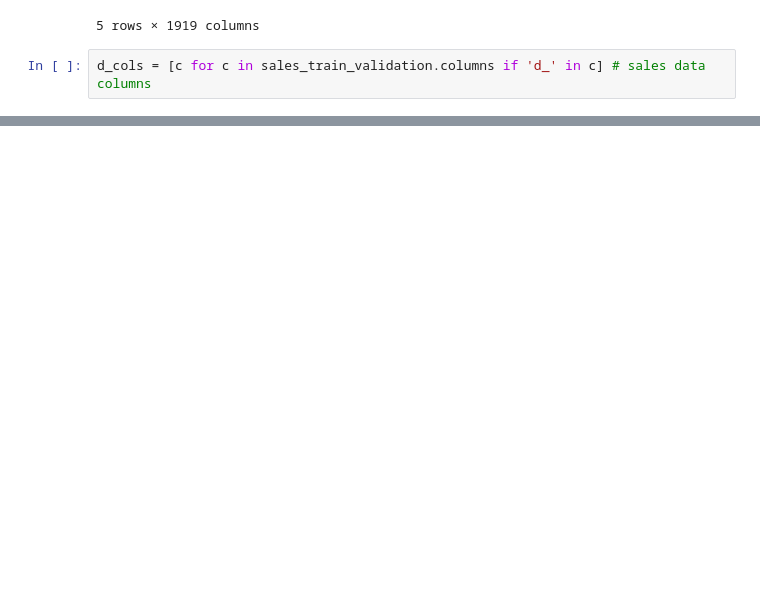
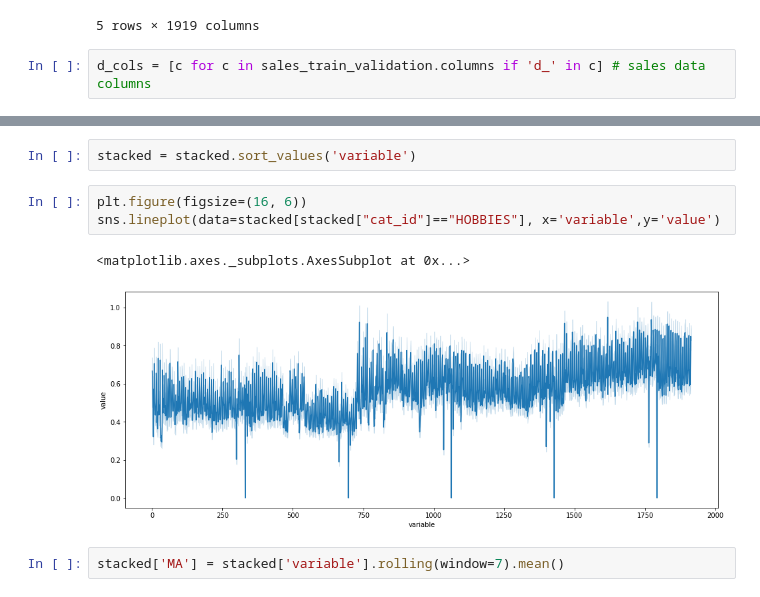
Before and after one commit to piszewc/python-deep-learning-data-science, a Jupyter notebook: Kaggle/M5 Forecasting Accuracy.ipynb, the cells around one changed output, grey strips where cells are left out. Cells and saved outputs as stored; diff of their text form; blank space fills up the shorter version.

```diff
--- a/Kaggle/M5 Forecasting Accuracy.ipynb
+++ b/Kaggle/M5 Forecasting Accuracy.ipynb
@@ -21 +54,11 @@ pivoted = sales_train_validation.pivot_table(
+# %%
+stacked = stacked.sort_values('variable')
+# %%
+plt.figure(figsize=(16, 6))
+sns.lineplot(data=stacked[stacked["cat_id"]=="HOBBIES"], x='variable',y='value')
+# %% [output]
+<matplotlib.axes._subplots.AxesSubplot at 0x...>
+[figure, added]
+# %%
+stacked['MA'] = stacked['variable'].rolling(window=7).mean()
 # %%
```
Also changed, not shown: parts of 7 cells of this notebook.
